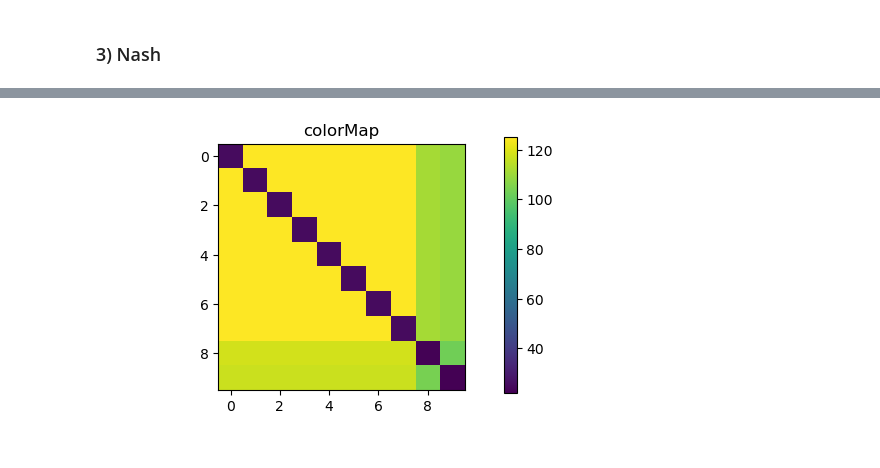
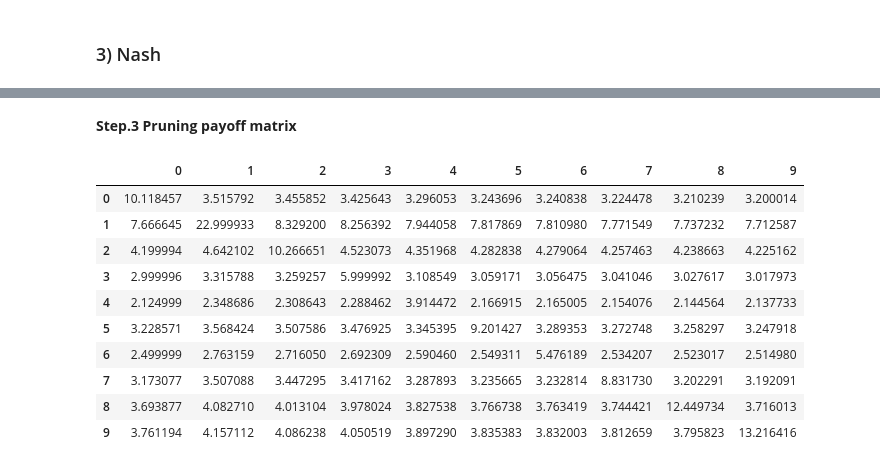
Before and after one commit to psh250092/Shared, a Jupyter notebook: K-means with Nash/main/main.ipynb, the cells around one changed output, grey strips where cells are left out. Saved outputs shown, nothing was run; the diff lists cells and outputs as text; code cells hidden in the pictures.

```diff
--- a/K-means with Nash/main/main.ipynb
+++ b/K-means with Nash/main/main.ipynb
@@ -259,8 +155,23 @@ func.showColormap(payoffMatrix[0]), func.showColormap(payoffMatrix[1]), func.sho
+# %% [markdown]
+<strong>Step.3 Pruning payoff matrix</string>
 # %%
-import pandas as pd
-#len(payoffMatrix)
-#df[0:1][df == df.iloc[0,0]].isnull().sum().sum()
-#값이 다른 8개가 존재함을 알 수 있다.
-df1 = pd.DataFrame(payoffMatrix[0])[0:1].sort_values(by=0, axis=1, ascending=False).iloc[0,:_TOP_N_PRUN_]
-df2 = pd.DataFrame(payoffMatrix[1])[0:1].sort_values(by=0, axis=1, ascending=False).iloc[0,:_TOP_N_PRUN_]
-candidate = (df1.append(df2)).sort_index().index
+def pruning(N, payoffMatrix) :
+    #IMPORTANT : N strategy of each players, Output will be (2N * 2N)
+    df1 = pd.DataFrame(payoffMatrix[0])[0:1].sort_values(by=0, axis=1, ascending=False).iloc[0,:N]
+    df2 = pd.DataFrame(payoffMatrix[1])[0:1].sort_values(by=0, axis=1, ascending=False).iloc[0,:N]
+    candidate = (df1.append(df2)).sort_index().index
+    ret = []
+    tmp1 = []
+    tmp2 = []
+    app1 = []
+    app2 = []
+    for i in df1.index :
+        tmp1.append(payoffMatrix[0][i][:])
+        tmp2.append(payoffMatrix[1][i][:])
+    for i in df1.index :
+        app1.append(np.transpose(tmp1)[i])
+        app2.append(np.transpose(tmp2)[i])
+
+    ret.append(np.transpose(app1))
+    ret.append(np.transpose(app2))
+    return ret
@@ -282,8 +178,19 @@ pruned_payoff.append(np.transpose(app2))
+# %%
+payoffMatrix = pruning(_TOP_N_PRUN_, payoffMatrix)
 # %%
-pruned_payoff
 
+pruned_payoff = pruning(_TOP_N_PRUN_, payoffMatrix)
 df = pd.DataFrame(pruned_payoff[0])
 df
-func.showColormap(pruned_payoff[0])
 # %% [output]
-[figure, removed]
+|  | 0 | 1 | 2 | 3 | 4 | 5 | 6 | 7 | 8 | 9 |
+| 0 | 10.118457 | 3.515792 | 3.455852 | 3.425643 | 3.296053 | 3.243696 | 3.240838 | 3.224478 | 3.210239 | 3.200014 |
+| 1 | 7.666645 | 22.999933 | 8.329200 | 8.256392 | 7.944058 | 7.817869 | 7.810980 | 7.771549 | 7.737232 | 7.712587 |
+| 2 | 4.199994 | 4.642102 | 10.266651 | 4.523073 | 4.351968 | 4.282838 | 4.279064 | 4.257463 | 4.238663 | 4.225162 |
+| 3 | 2.999996 | 3.315788 | 3.259257 | 5.999992 | 3.108549 | 3.059171 | 3.056475 | 3.041046 | 3.027617 | 3.017973 |
+| 4 | 2.124999 | 2.348686 | 2.308643 | 2.288462 | 3.914472 | 2.166915 | 2.165005 | 2.154076 | 2.144564 | 2.137733 |
+| 5 | 3.228571 | 3.568424 | 3.507586 | 3.476925 | 3.345395 | 9.201427 | 3.289353 | 3.272748 | 3.258297 | 3.247918 |
+| 6 | 2.499999 | 2.763159 | 2.716050 | 2.692309 | 2.590460 | 2.549311 | 5.476189 | 2.534207 | 2.523017 | 2.514980 |
+| 7 | 3.173077 | 3.507088 | 3.447295 | 3.417162 | 3.287893 | 3.235665 | 3.232814 | 8.831730 | 3.202291 | 3.192091 |
+| 8 | 3.693877 | 4.082710 | 4.013104 | 3.978024 | 3.827538 | 3.766738 | 3.763419 | 3.744421 | 12.449734 | 3.716013 |
+| 9 | 3.761194 | 4.157112 | 4.086238 | 4.050519 | 3.897290 | 3.835383 | 3.832003 | 3.812659 | 3.795823 | 13.216416 |
```
Also changed, not shown: parts of 15 cells of this notebook, 2 other files.
